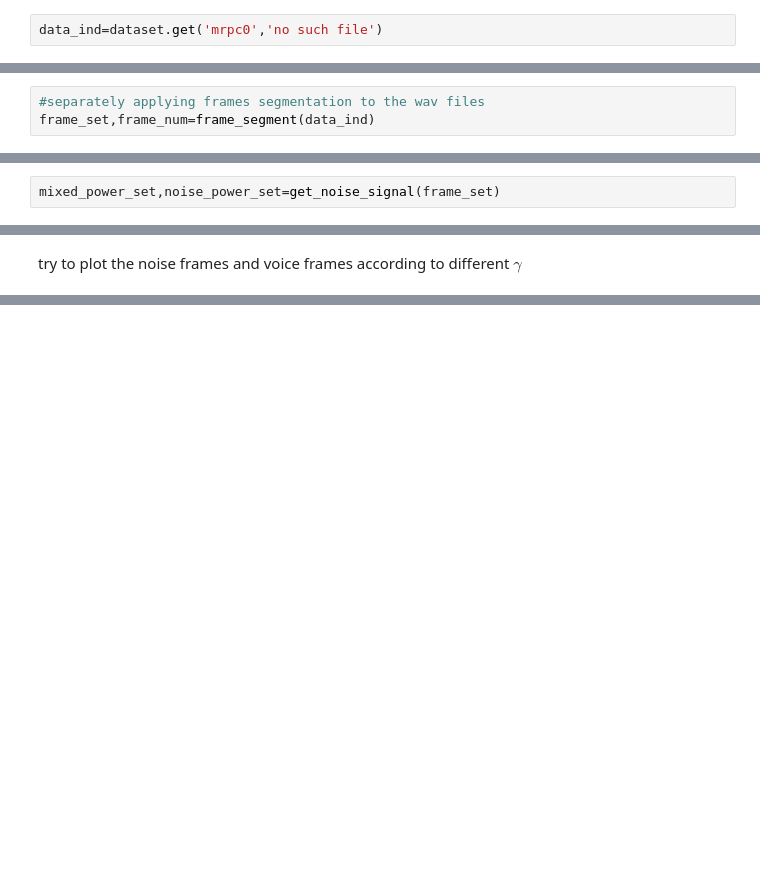
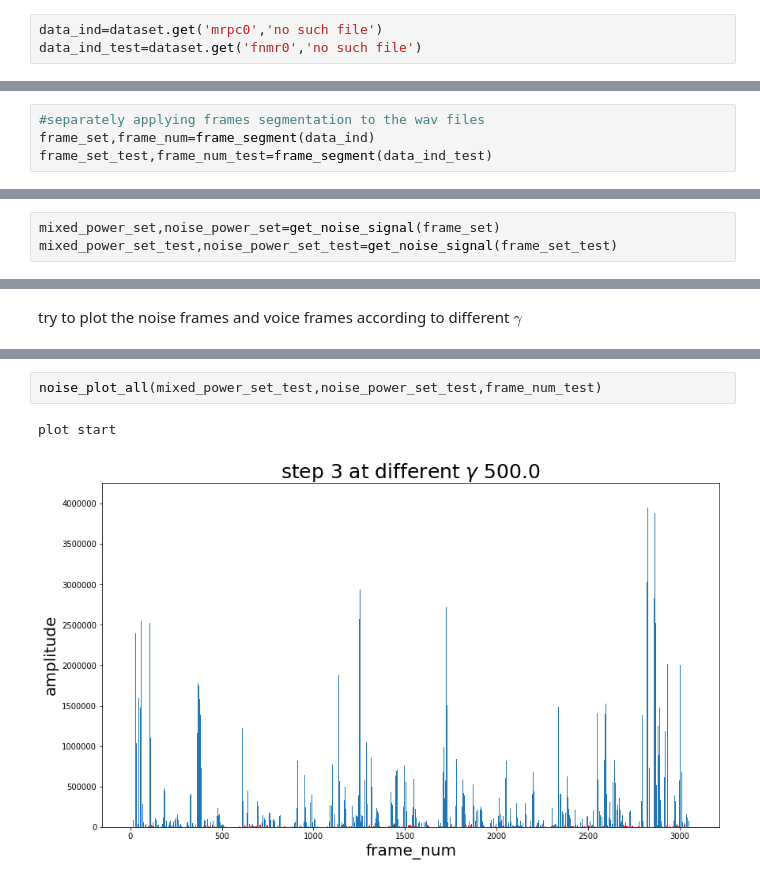
Before and after one commit to yushinliu/lab, a Jupyter notebook: task_2_version_1/tuning_gamma.ipynb, the cells around one changed output, grey strips where cells are left out. Saved outputs shown, nothing was run; the diff lists cells and outputs as text; blank space fills up the shorter version.

```diff
--- a/task_2_version_1/tuning_gamma.ipynb
+++ b/task_2_version_1/tuning_gamma.ipynb
@@ -75,2 +76,3 @@ data_all=np.concatenate(dataset.get('mrpc0','no such file'))
 # %%
 data_ind=dataset.get('mrpc0','no such file')
+data_ind_test=dataset.get('fnmr0','no such file')
@@ -126,6 +131,7 @@ def frame_segment(samples):
 # %%
 #separately applying frames segmentation to the wav files
 frame_set,frame_num=frame_segment(data_ind)
+frame_set_test,frame_num_test=frame_segment(data_ind_test)
 # %%
 len(frame_set)
 # %% [output]
@@ -168,6 +178,7 @@ def get_noise_signal(frame_set,t_n=100):
     return mixed_power_all_set, noise_power_set
 # %%
 mixed_power_set,noise_power_set=get_noise_signal(frame_set)
+mixed_power_set_test,noise_power_set_test=get_noise_signal(frame_set_test)
 # %%
 np.concatenate(mixed_power_set)
 # %% [output]
@@ -218,2 +231,7 @@ ipd.Audio("C:\\Users\\hasee\\workspace\\lab\\patRecDat\\forStudents\\timit\\test
 # %% [output]
 [interactive output not drawn]
+# %%
+noise_plot_all(mixed_power_set_test,noise_power_set_test,frame_num_test)
+# %% [output]
+plot start
+[figure, added]
```
Also changed, not shown: parts of 13 cells of this notebook, 1 other file.
